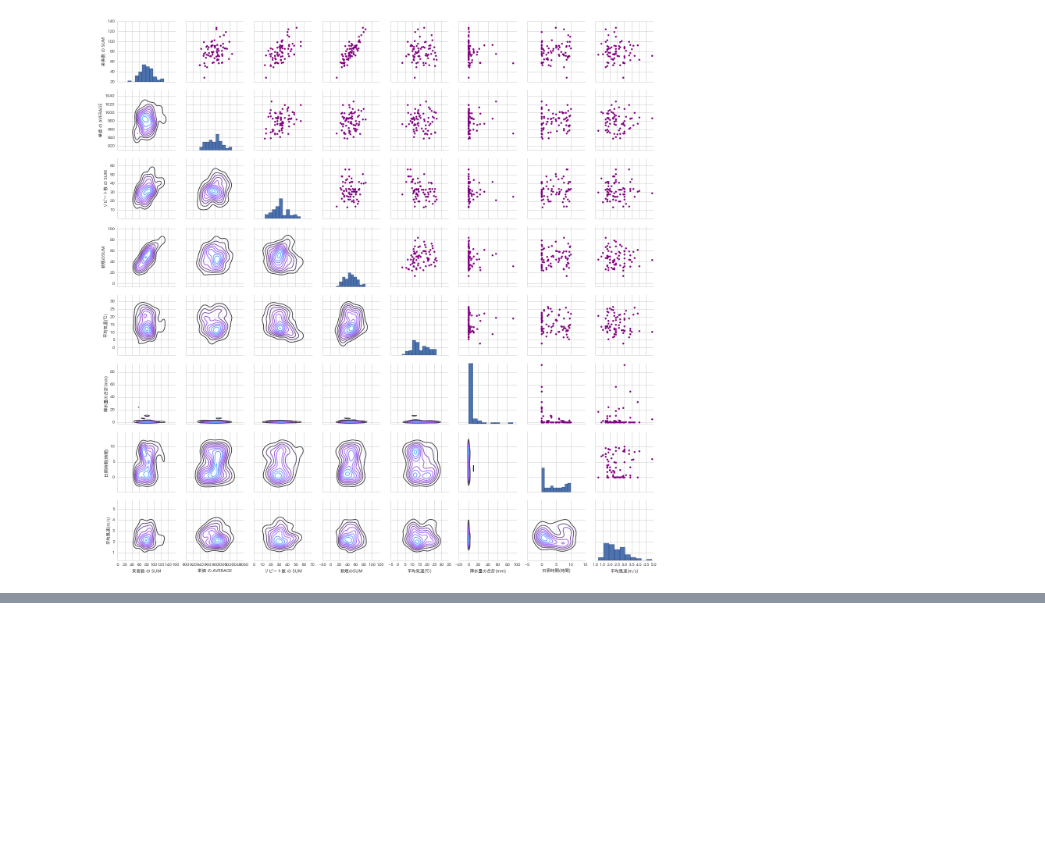
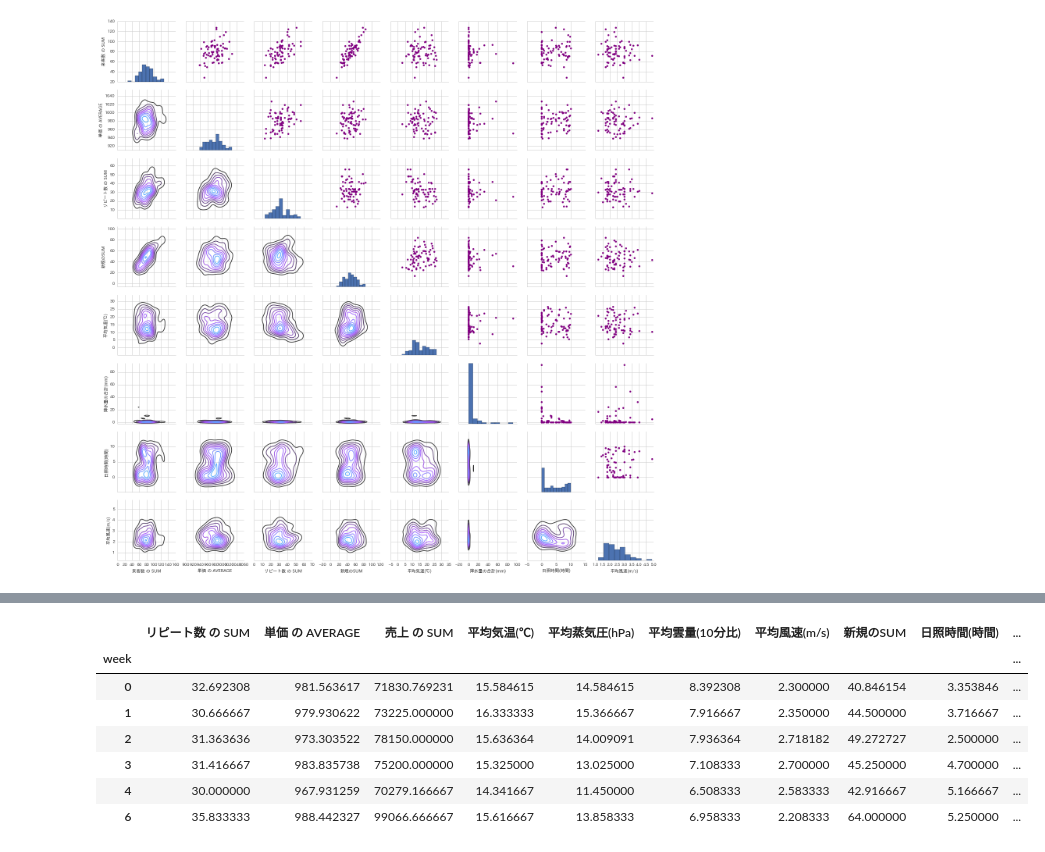
Before and after one commit to hayato1986/analysis, a Jupyter notebook: 1612tantantiger.ipynb, the cells around one changed output, grey strips where cells are left out. Drawn from its saved outputs; the diff is of its cells as text; code cells hidden in the pictures; blank space fills up the shorter version.

```diff
--- a/1612tantantiger.ipynb
+++ b/1612tantantiger.ipynb
@@ -132,0 +148,12 @@ returns_fig.map_diag(plt.hist,bins=10)
+# %%
+#Pivot Table で分析 / aggfunc='mean' , columns='リピート数 の SUM'
+rowdata.pivot_table(index="week",aggfunc='mean')
+# %% [output]
+|  | リピート数 の SUM | 単価 の AVERAGE | 売上 の SUM | 平均気温(℃) | 平均蒸気圧(hPa) | 平均雲量(10分比) | 平均風速(m/s) | 新規のSUM | 日照時間(時間) | ... |
+| week |  |  |  |  |  |  |  |  |  | ... |
+| 0 | 32.692308 | 981.563617 | 71830.769231 | 15.584615 | 14.584615 | 8.392308 | 2.300000 | 40.846154 | 3.353846 | ... |
+| 1 | 30.666667 | 979.930622 | 73225.000000 | 16.333333 | 15.366667 | 7.916667 | 2.350000 | 44.500000 | 3.716667 | ... |
+| 2 | 31.363636 | 973.303522 | 78150.000000 | 15.636364 | 14.009091 | 7.936364 | 2.718182 | 49.272727 | 2.500000 | ... |
+| 3 | 31.416667 | 983.835738 | 75200.000000 | 15.325000 | 13.025000 | 7.108333 | 2.700000 | 45.250000 | 4.700000 | ... |
+| 4 | 30.000000 | 967.931259 | 70279.166667 | 14.341667 | 11.450000 | 6.508333 | 2.583333 | 42.916667 | 5.166667 | ... |
+| 6 | 35.833333 | 988.442327 | 99066.666667 | 15.616667 | 13.858333 | 6.958333 | 2.208333 | 64.000000 | 5.250000 | ... |
```
Also changed, not shown: parts of 2 cells of this notebook.
